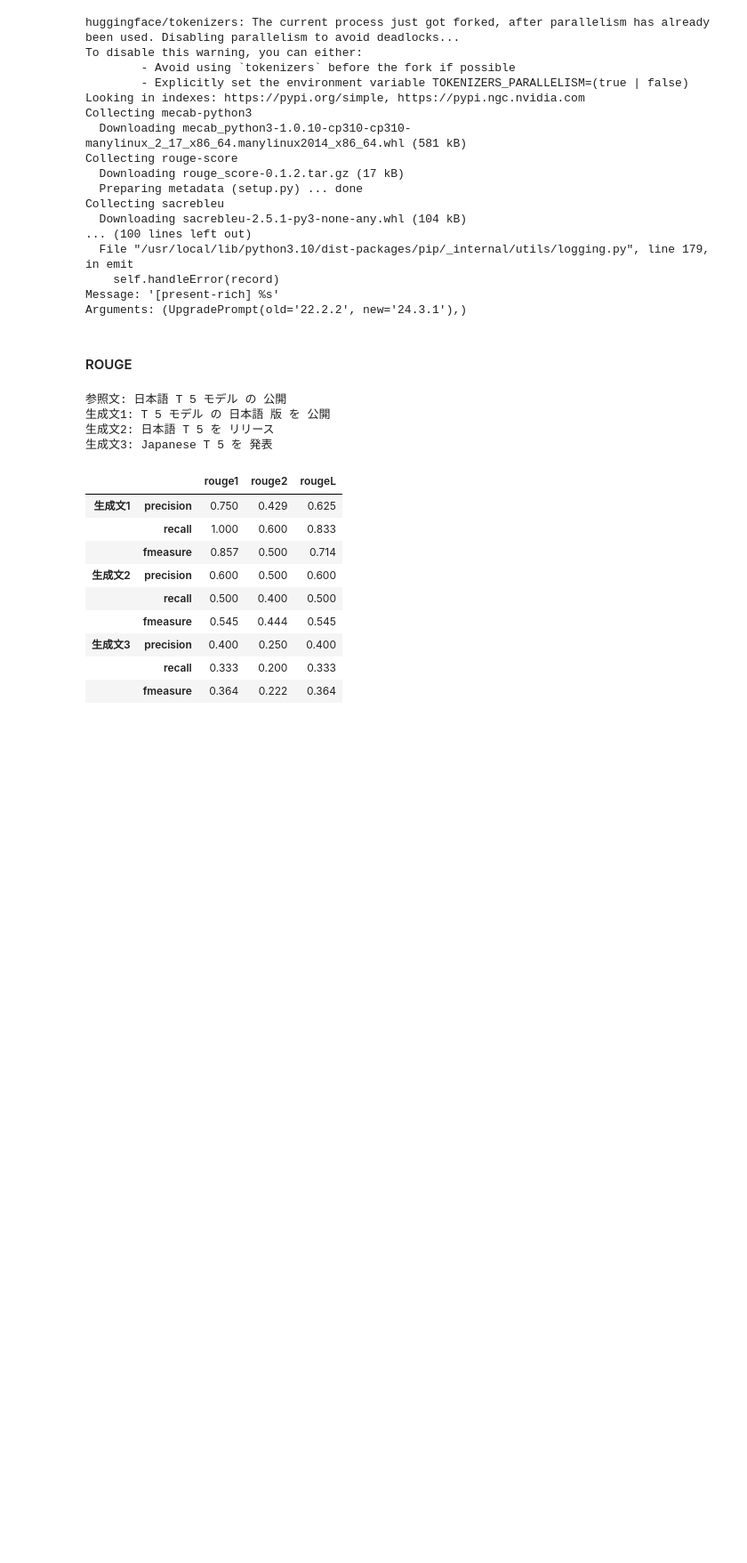
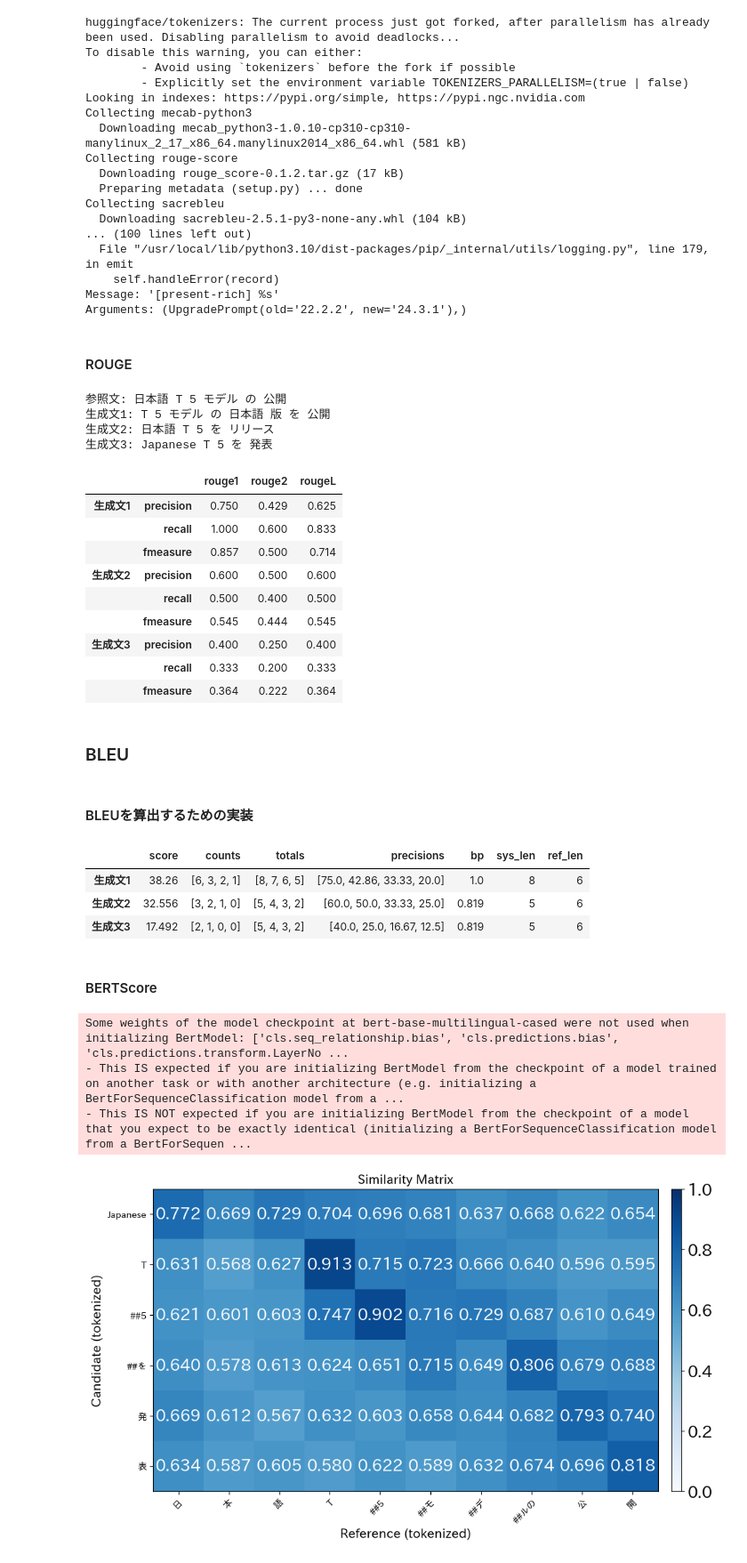
Before and after one commit to SY-256/llm-book, a Jupyter notebook: notebook/chapter7.ipynb, the cells around one changed output. Shown: that part at 89% size. Cells and saved outputs as stored; diff of their text form; code cells hidden in the pictures; blank space fills up the shorter version.

```diff
--- a/notebook/chapter7.ipynb
+++ b/notebook/chapter7.ipynb
@@ -249,3 +249,51 @@ display(pd.concat(df_list, keys=rouge_results.keys(), axis=1).T)
 | 生成文3 | precision | 0.400 | 0.250 | 0.400 |
 |  | recall | 0.333 | 0.200 | 0.333 |
 |  | fmeasure | 0.364 | 0.222 | 0.364 |
+# %% [markdown]
+### BLEU
+# %% [markdown]
+#### BLEUを算出するための実装
+# %%
+def compute_bleu(
+    predictions: list[str],
+    references: list[str]
+) -> dict[str, int | float | list[float]]:
+    """BLUEを算出"""
+    bleu = load_metric("sacrebleu")
+    # 単語列を評価対象に追加
+    bleu.add_batch(predictions=predictions, references=references)
+    # BLEUを計算する
+    results = bleu.compute()
+    results["precisions"] = [
+        round(p, 2) for p in results["precisions"]
+    ]
+    return results
+
+# BLEUを算出した結果を表示する
+bleu_results = {
+    "生成文1": compute_bleu([pred_wakati1], [[ref_wakati]]),
+    "生成文2": compute_bleu([pred_wakati2], [[ref_wakati]]),
+    "生成文3": compute_bleu([pred_wakati3], [[ref_wakati]]),
+}
+df_list = [
+    pd.DataFrame.from_dict(bleu_results[k], orient="index")[0]
+    for k in bleu_results.keys()
+]
+display(pd.concat(df_list, keys=bleu_results.keys(), axis=1).T)
+# %% [output]
+|  | score | counts | totals | precisions | bp | sys_len | ref_len |
+| 生成文1 | 38.26 | [6, 3, 2, 1] | [8, 7, 6, 5] | [75.0, 42.86, 33.33, 20.0] | 1.0 | 8 | 6 |
+| 生成文2 | 32.556 | [3, 2, 1, 0] | [5, 4, 3, 2] | [60.0, 50.0, 33.33, 25.0] | 0.819 | 5 | 6 |
+| 生成文3 | 17.492 | [2, 1, 0, 0] | [5, 4, 3, 2] | [40.0, 25.0, 16.67, 12.5] | 0.819 | 5 | 6 |
+# %% [markdown]
+#### BERTScore
+# %%
+from bert_score import plot_example
+
+# 生成文3と参照文の類似度行列を作成する
+plot_example(prediction3, reference, lang="ja")
+# %% [output]
+Some weights of the model checkpoint at bert-base-multilingual-cased were not used when initializing BertModel: ['cls.seq_relationship.bias', 'cls.predictions.bias', 'cls.predictions.transform.LayerNo ...
+- This IS expected if you are initializing BertModel from the checkpoint of a model trained on another task or with another architecture (e.g. initializing a BertForSequenceClassification model from a ...
+- This IS NOT expected if you are initializing BertModel from the checkpoint of a model that you expect to be exactly identical (initializing a BertForSequenceClassification model from a BertForSequen ...
+[figure, added]
```
Also changed, not shown: parts of 2 cells of this notebook.
